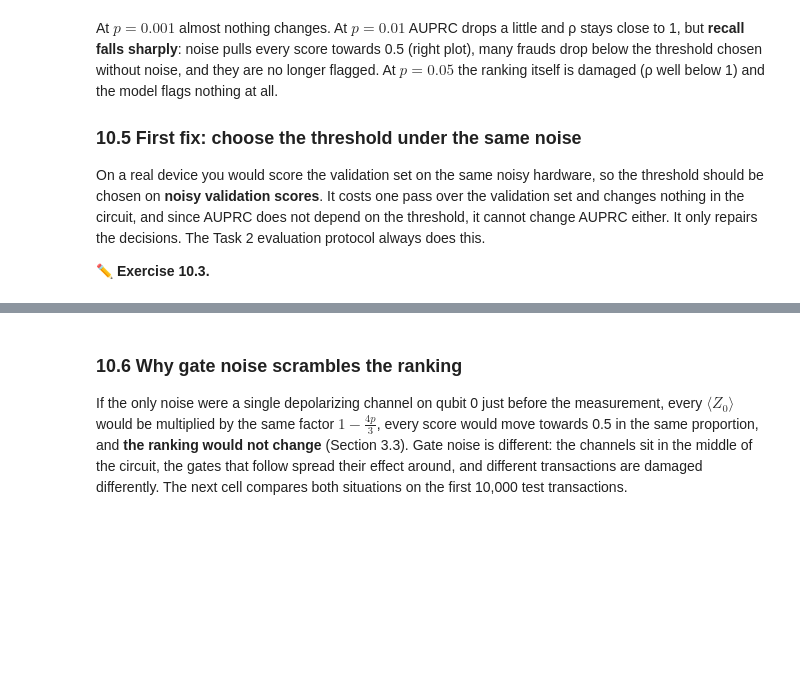
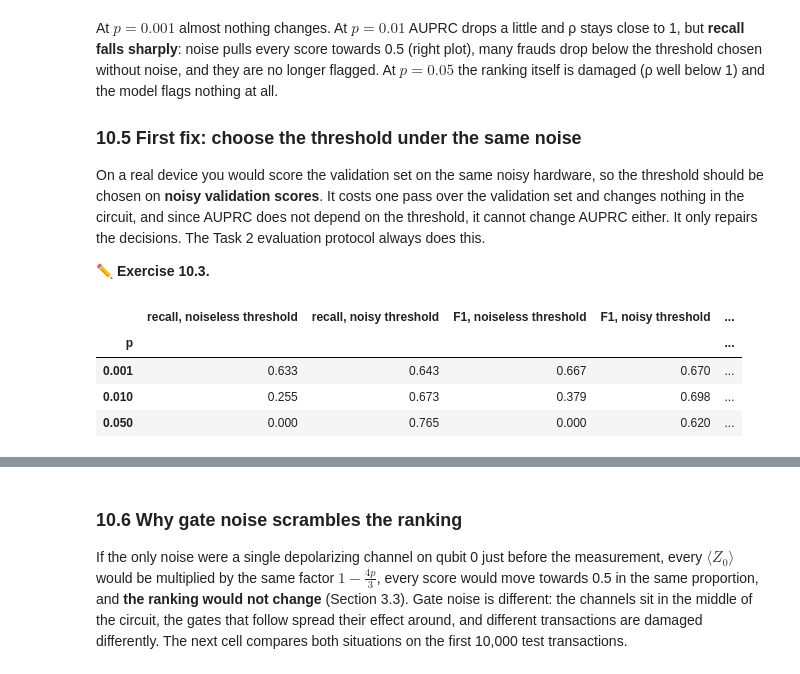
Before and after one commit to TagaAndrei/Quantum-AIM, a Jupyter notebook: task1_guided_vqc_fraud_detection.ipynb, the cells around one changed output, grey strips where cells are left out. Cells and saved outputs as stored; diff of their text form; code cells hidden in the pictures; blank space fills up the shorter version.

```diff
--- a/task1_guided_vqc_fraud_detection.ipynb
+++ b/task1_guided_vqc_fraud_detection.ipynb
@@ -1401,20 +1442,26 @@ On a real device you would score the validation set on the same noisy hardware,
 # %%
 noisy_val = {}
 recalibrated_rows = []
 for p in NOISE_LEVELS:
     noisy_val[p] = noisy_predict(Z_val, weights, p)
-    threshold_p = FILL_IN   # the F1-optimal threshold on the NOISY validation scores noisy_val[p]
+    threshold_p = choose_threshold(y_val, noisy_val[p])    # the F1-optimal threshold on the NOISY validation scores noisy_val[p]
     recalibrated_rows.append({"p": p, "threshold": threshold_p, **evaluate(y_test, noisy_test[p], threshold_p)})
 recalibrated = pd.DataFrame(recalibrated_rows).set_index("p")
 pd.DataFrame(
     {
         "recall, noiseless threshold": noise_results.loc[NOISE_LEVELS, "recall"],
         "recall, noisy threshold": recalibrated["recall"],
         "F1, noiseless threshold": noise_results.loc[NOISE_LEVELS, "F1"],
         "F1, noisy threshold": recalibrated["F1"],
         "noisy threshold": recalibrated["threshold"],
     }
 ).round(3)
+# %% [output]
+|  | recall, noiseless threshold | recall, noisy threshold | F1, noiseless threshold | F1, noisy threshold | ... |
+| p |  |  |  |  | ... |
+| 0.001 | 0.633 | 0.643 | 0.667 | 0.670 | ... |
+| 0.010 | 0.255 | 0.673 | 0.379 | 0.698 | ... |
+| 0.050 | 0.000 | 0.765 | 0.000 | 0.620 | ... |
 # %%
 # ✅ Check 10.3
 assert recalibrated.loc[p_max, "recall"] > 0, "with a threshold chosen on noisy validation scores, some frauds should be caught again"
```
Also changed, not shown: parts of 13 cells of this notebook.
